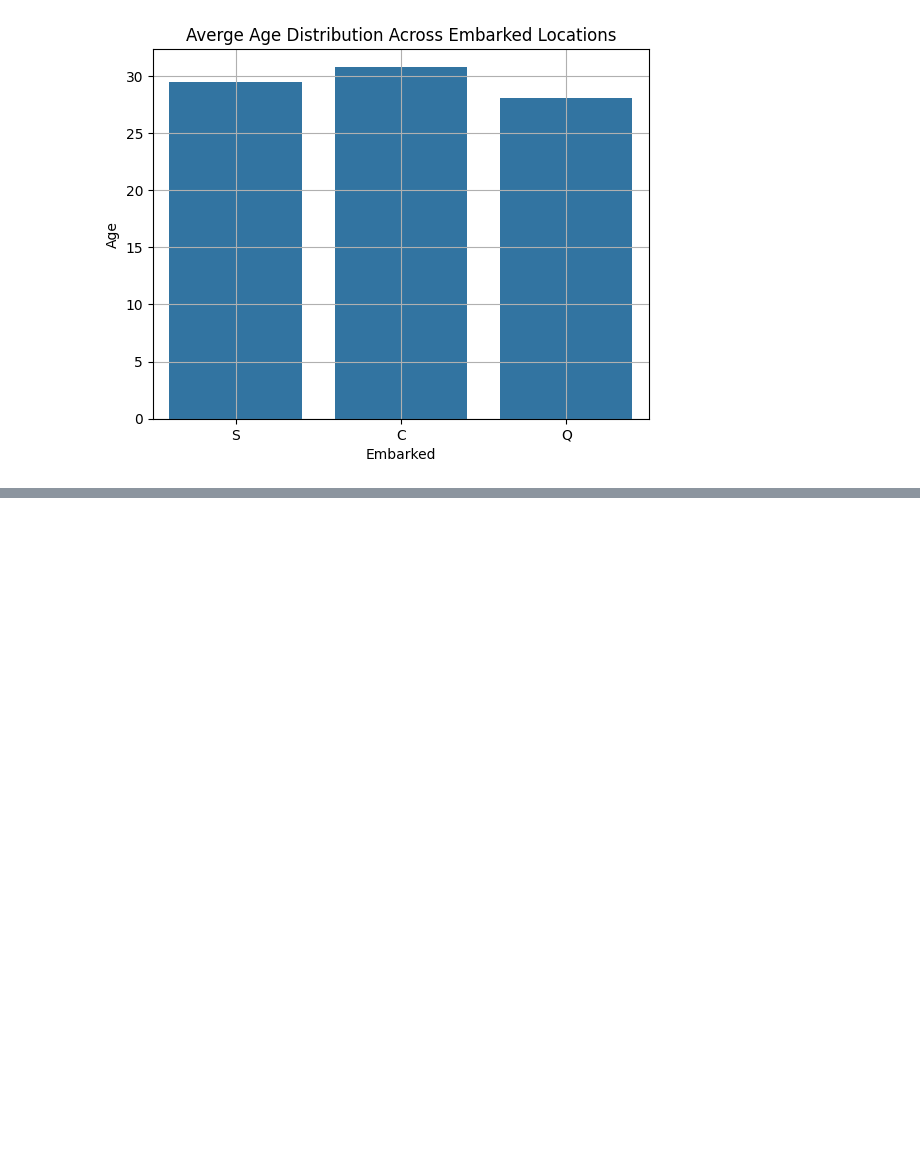
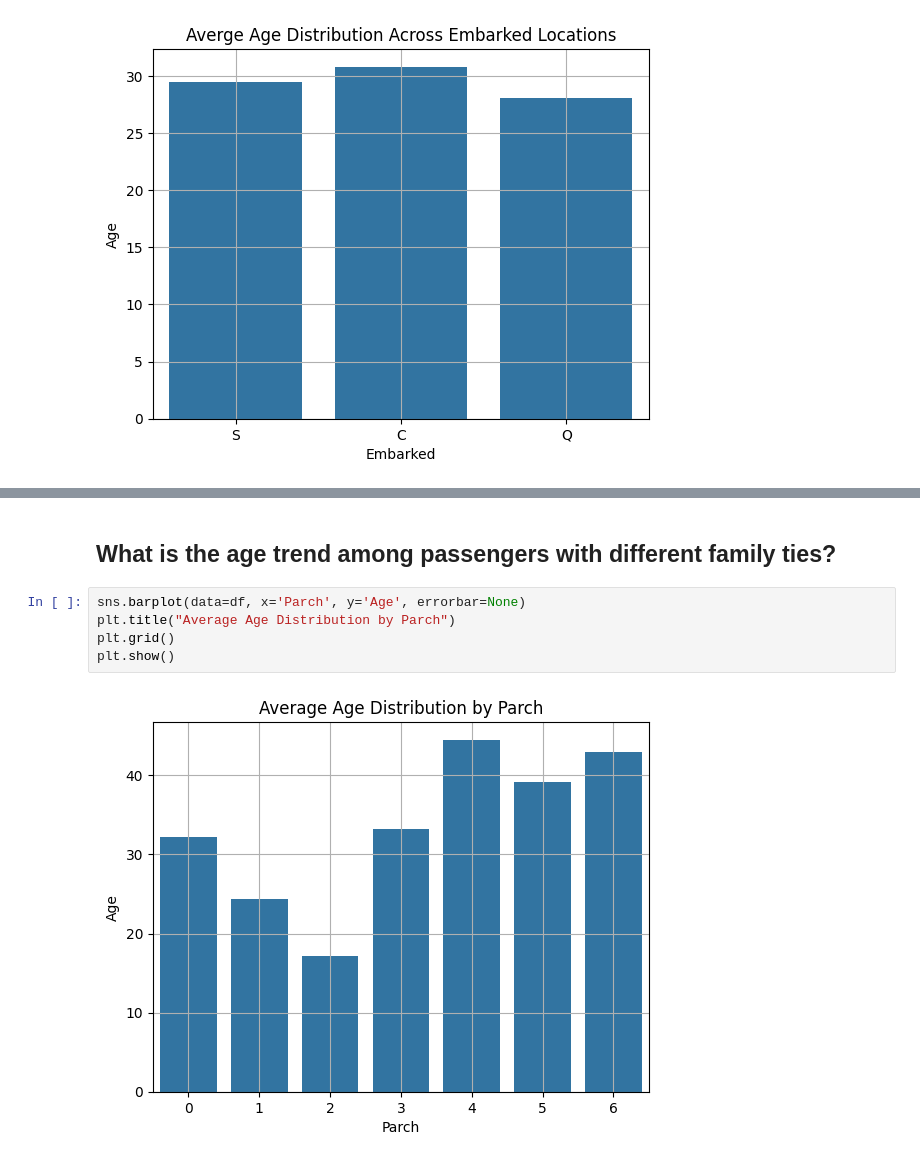
Before and after one commit to Dipanshu2103/TITANIC-REPORT-ANALYSIS, a Jupyter notebook: Titanic Visualiztion.ipynb, the cells around one changed output, grey strips where cells are left out. Drawn from its saved outputs; the diff is of its cells as text; blank space fills up the shorter version.

```diff
--- a/Titanic Visualiztion.ipynb
+++ b/Titanic Visualiztion.ipynb
@@ -344,0 +355,9 @@ plt.show()
+# %% [markdown]
+## What is the age trend among passengers with different family ties?
+# %%
+sns.barplot(data=df, x='Parch', y='Age', errorbar=None)
+plt.title("Average Age Distribution by Parch")
+plt.grid()
+plt.show()
+# %% [output]
+[figure, added]
```
Also changed, not shown: parts of 2 cells of this notebook.
